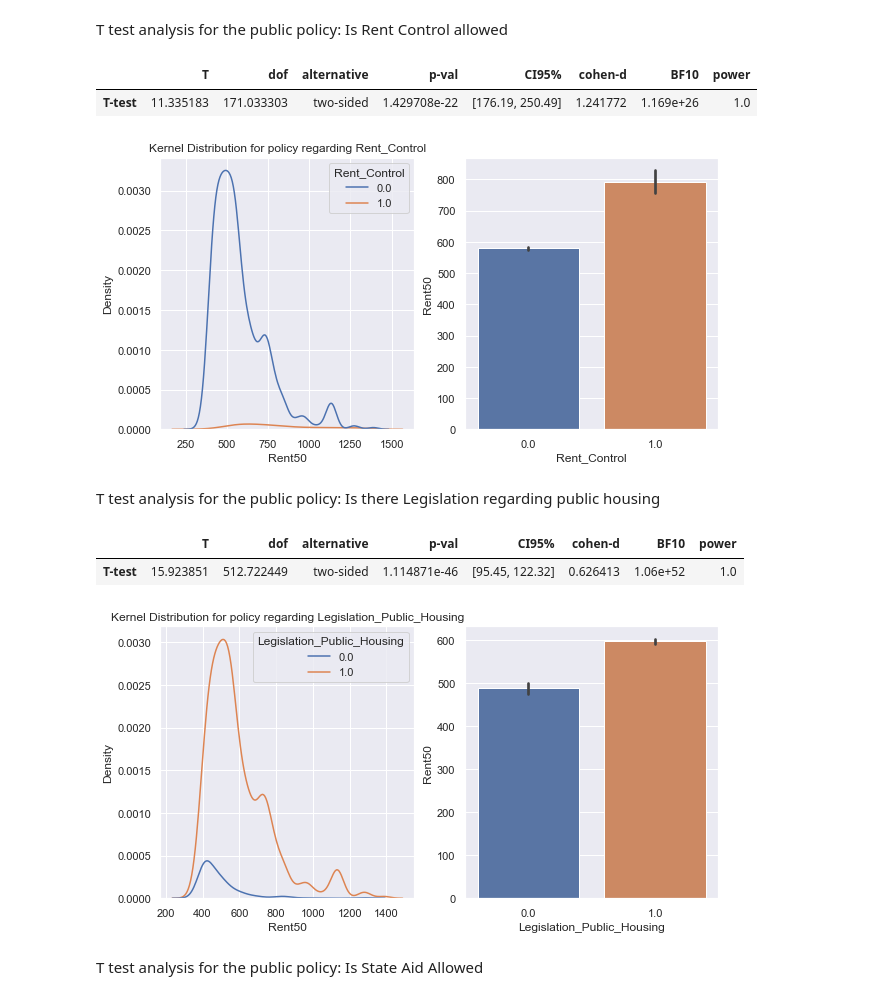
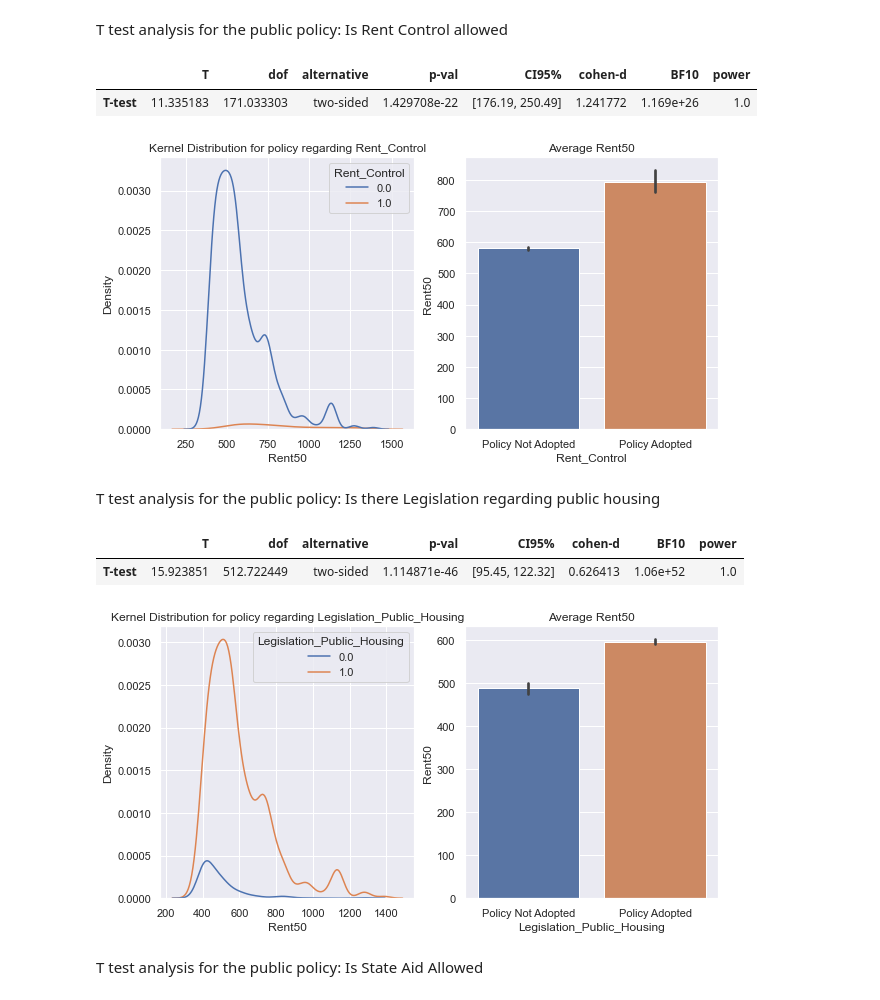
Before and after one commit to gerardoRO/ds4a, a Jupyter notebook: DS4A.ipynb, the cells around one changed output. Cells and saved outputs as stored; diff of their text form; code cells hidden in the pictures.

```diff
--- a/DS4A.ipynb
+++ b/DS4A.ipynb
@@ -185,17 +183,19 @@ T test analysis for the public policy: Is Rent Control allowed
 # %%
 cat_for_t = 'Rent_Control'
 
 _,axes = plt.subplots(nrows=1,ncols=2,figsize=(10,5))
 sns.kdeplot(data = sub_df,x = y_vals,hue=cat_for_t,ax = axes[0])
 axes[0].set_title('Kernel Distribution for policy regarding ' + cat_for_t)
 
 sns.barplot(data = sub_df, x = cat_for_t, y = y_vals,ax = axes[1])
+axes[1].set_title('Average ' + y_vals)
+axes[1].set_xticklabels(['Policy Not Adopted','Policy Adopted'])
 
 pg.ttest(sub_df[sub_df[cat_for_t] == 1][y_vals], sub_df[sub_df[cat_for_t] == 0 ][y_vals])
 # %% [output]
 |  | T | dof | alternative | p-val | CI95% | cohen-d | BF10 | power |
 | T-test | 11.335183 | 171.033303 | two-sided | 1.429708e-22 | [176.19, 250.49] | 1.241772 | 1.169e+26 | 1.0 |
-[figure, old version]
+[figure, new version]
 # %% [markdown]
 T test analysis for the public policy: Is there Legislation regarding public housing
 # %%
@@ -206,12 +206,15 @@ sns.kdeplot(data = sub_df,x = y_vals,hue=cat_for_t,ax = axes[0])
 axes[0].set_title('Kernel Distribution for policy regarding ' + cat_for_t)
 
 sns.barplot(data = sub_df, x = cat_for_t, y = y_vals,ax = axes[1])
+axes[1].set_title('Average ' + y_vals)
+axes[1].set_xticklabels(['Policy Not Adopted','Policy Adopted'])
+
 
 pg.ttest(sub_df[sub_df[cat_for_t] == 1][y_vals], sub_df[sub_df[cat_for_t] == 0 ][y_vals])
 # %% [output]
 |  | T | dof | alternative | p-val | CI95% | cohen-d | BF10 | power |
 | T-test | 15.923851 | 512.722449 | two-sided | 1.114871e-46 | [95.45, 122.32] | 0.626413 | 1.06e+52 | 1.0 |
-[figure, old version]
+[figure, new version]
 # %% [markdown]
 T test analysis for the public policy: Is State Aid Allowed
 # %%
```
Also changed, not shown: parts of 5 cells of this notebook, 1 other file.
